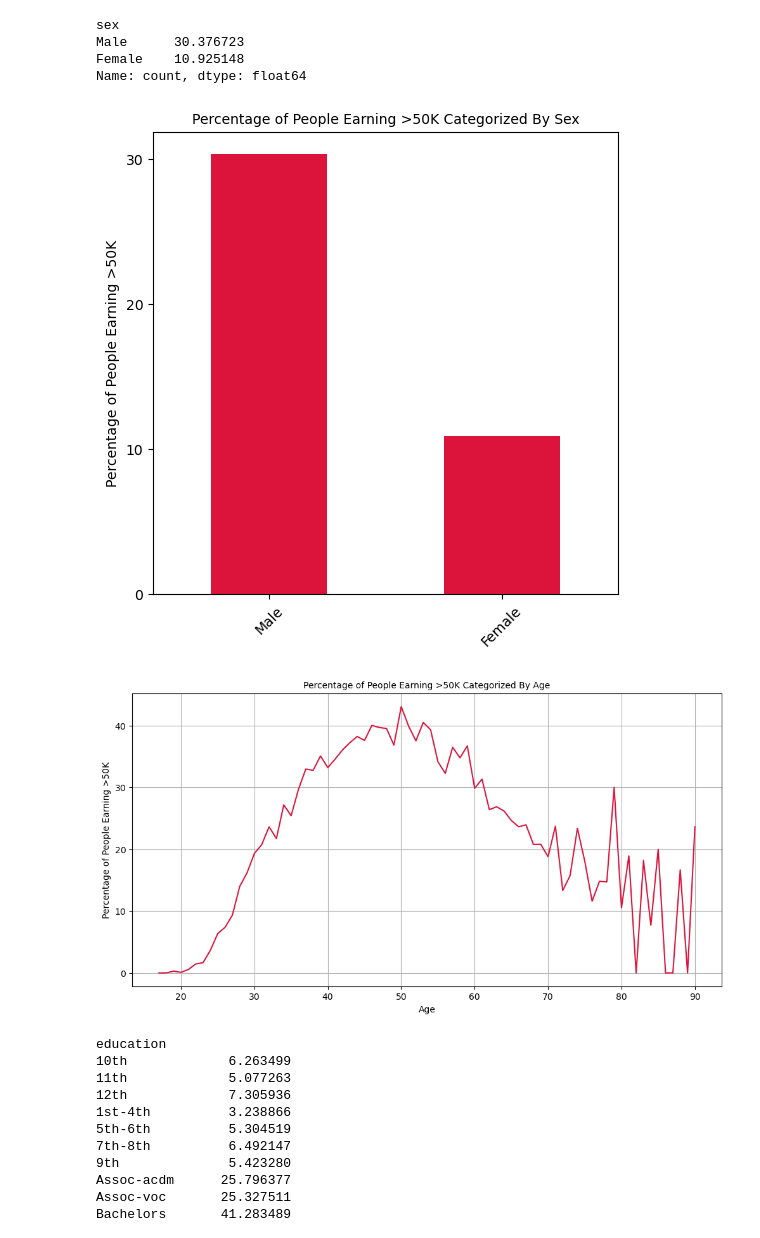
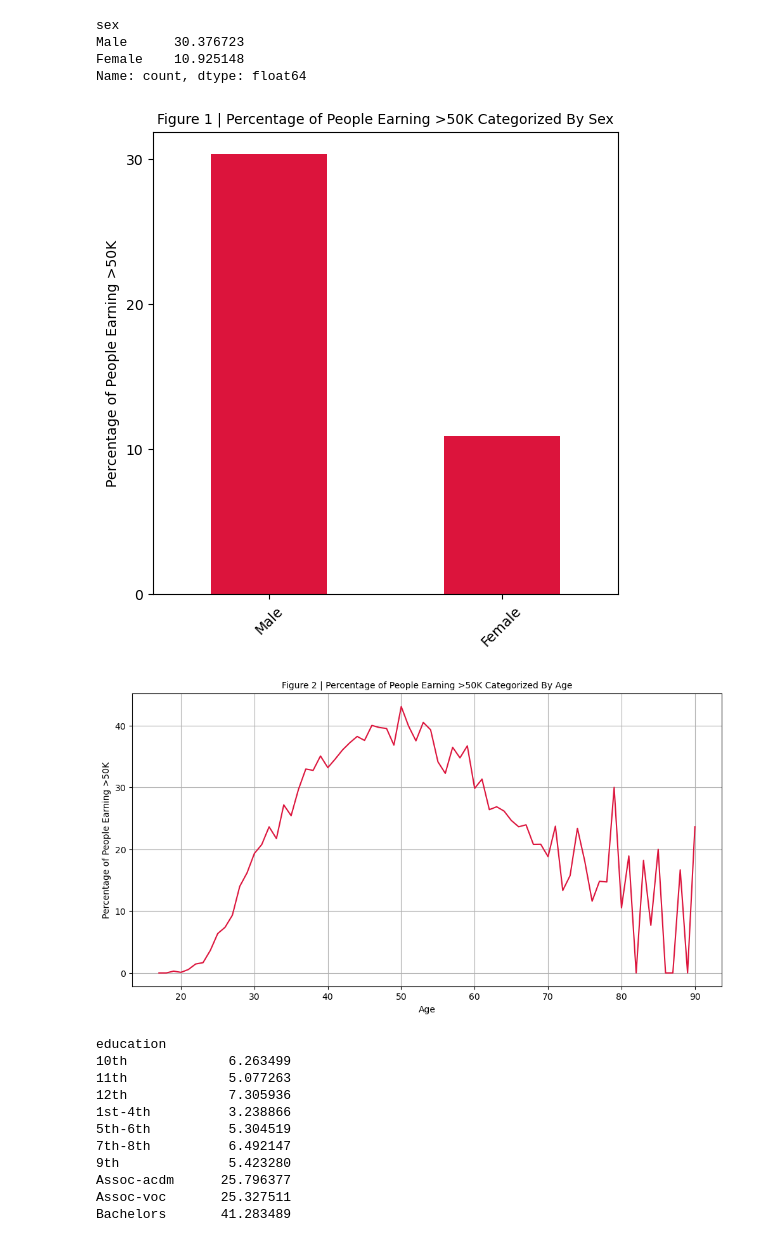
Before and after one commit to ashneetrathore/CensusIncomeML, a Jupyter notebook: project.ipynb, the cells around one changed output. Drawn from its saved outputs; the diff is of its cells as text; code cells hidden in the pictures.

Commit message:
Updated notebook with graph titles

```diff
--- a/project.ipynb
+++ b/project.ipynb
@@ -84,17 +84,17 @@ Name: count, dtype: float64
 # %%
 # Plotting
 plt.figure(figsize=(6, 6))
 
 percentage_above_50_sex.plot(kind='bar', color='crimson')
 plt.xlabel('')
 plt.ylabel('Percentage of People Earning >50K')
 plt.yticks(np.arange(0, 40, 10))
-plt.title('Percentage of People Earning >50K Categorized By Sex', fontsize=10)
+plt.title('Figure 1 | Percentage of People Earning >50K Categorized By Sex', fontsize=10)
 plt.xticks(rotation=45)
 
 plt.show()
 # %% [output]
-[figure, old version]
+[figure, new version]
 # %%
 # Create groups of all the combinations of age and income
 age_income_groups = df.groupby(['age', 'income'])
@@ -118,12 +118,12 @@ plt.plot(ages, age_income_percentage, color='crimson')
 plt.xlabel('Age')
 plt.ylabel('Percentage of People Earning >50K')
 plt.yticks(np.arange(0, 50, 10))
-plt.title('Percentage of People Earning >50K Categorized By Age', fontsize=10)
+plt.title('Figure 2 | Percentage of People Earning >50K Categorized By Age', fontsize=10)
 plt.grid(True)
 
 plt.show()
 # %% [output]
-[figure, old version]
+[figure, new version]
 # %%
 # Filter data to get people earning >50K
 df_above_50 = df[df['income'] == '>50K']
```
Also changed, not shown: parts of 4 cells of this notebook, 1 other file.
